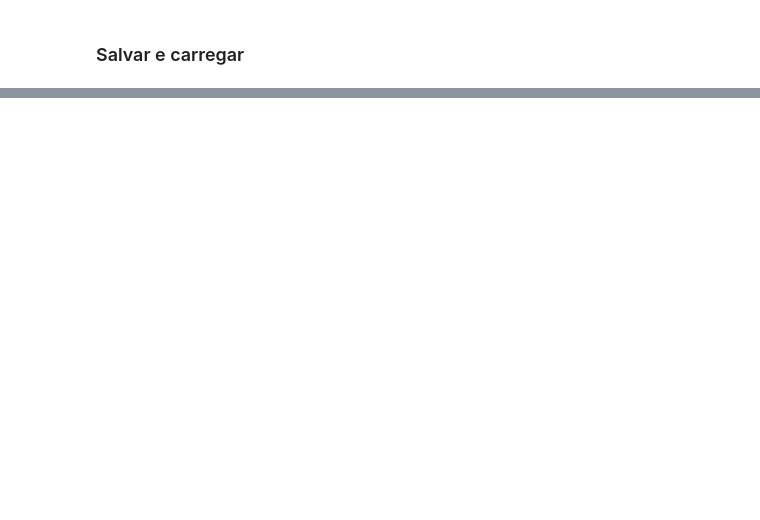
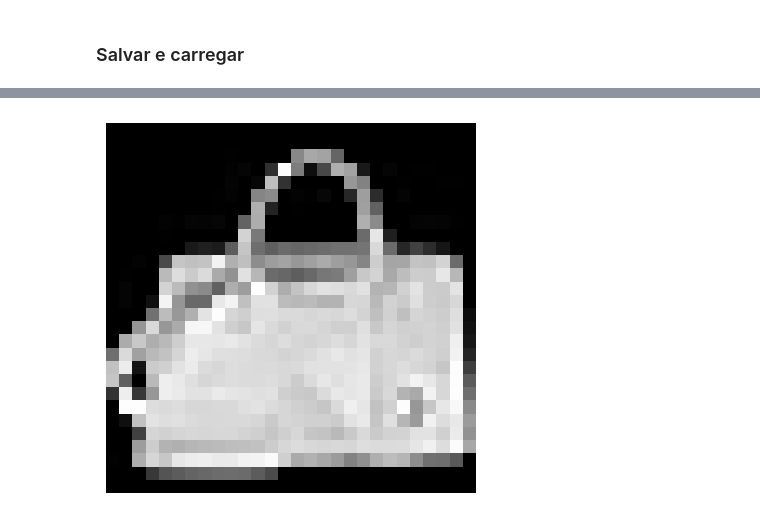
Before and after one commit to KauaHenSilva/python_autoencoders, a Jupyter notebook: autoencode_convolucional.ipynb, the cells around one changed output, grey strips where cells are left out. Saved outputs shown, nothing was run; the diff lists cells and outputs as text; code cells hidden in the pictures; blank space fills up the shorter version.

Commit message:
feat: add test / in progress

```diff
--- a/autoencode_convolucional.ipynb
+++ b/autoencode_convolucional.ipynb
@@ -173,0 +238,5 @@ Model: "sequential_11"
+# %%
+img = x_test[np.random.randint(0, len(x_test))]
+
+img_encode = encoder.predict(np.expand_dims(img, axis=0))
+img_encode.dtype
@@ -173,0 +252,6 @@ Model: "sequential_11"
+# %%
+plt.imshow(img.reshape(28, 28), cmap='gray')
+plt.axis('off')
+plt.show()
+# %% [output]
+[figure, added]
```
Also changed, not shown: parts of 19 cells of this notebook.
